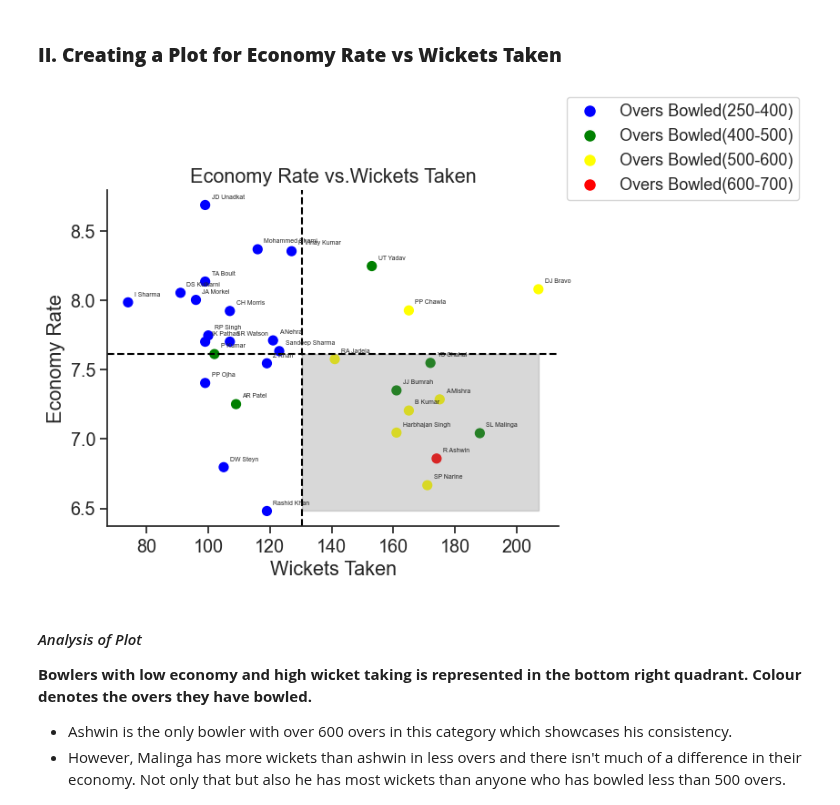
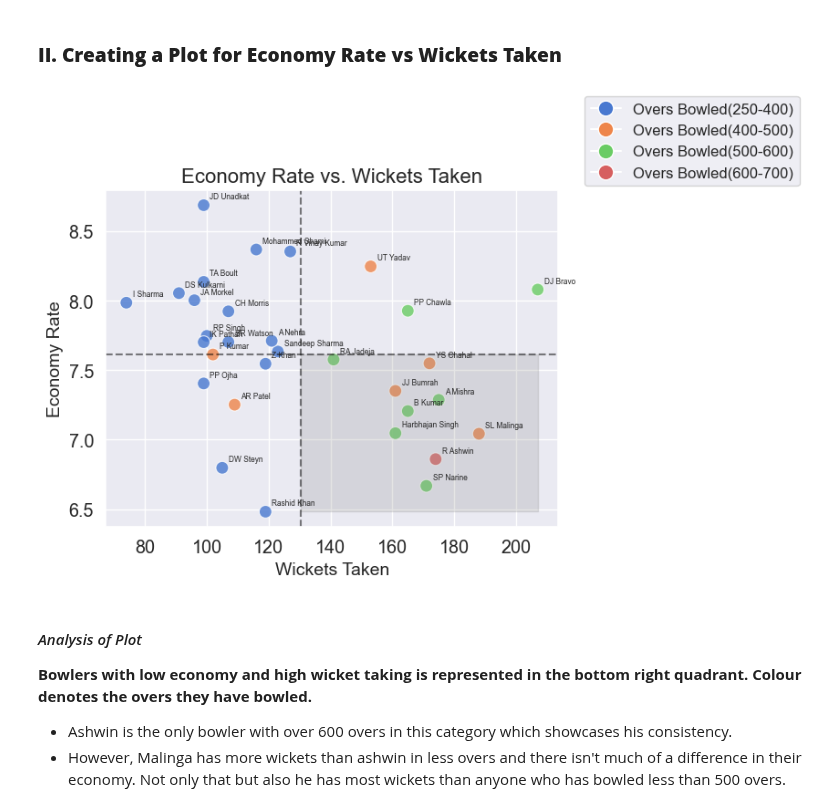
Before and after one commit to ubco-W2022T2-data301/project-group-group60, a Jupyter notebook: analysis/analysis2.ipynb, the cells around one changed output. Cells and saved outputs as stored; diff of their text form; code cells hidden in the pictures.

```diff
--- a/analysis/analysis2.ipynb
+++ b/analysis/analysis2.ipynb
@@ -93,38 +96,31 @@ plt.show()
 # %% [markdown]
 ### **II. Creating a Plot for Economy Rate vs Wickets Taken**
 # %%
+sns.set_style('darkgrid')
+palette = sns.color_palette("muted", 4)
 bs = bowler_stats.reset_index()
-
-#CREATING PLOT
-# Create a list of colors based on the economy rate
-color_list = pd.cut(bs['overs_bowled'], bins=[299,400,500,600,700], labels=['blue','green','yellow','red'])
-fig, ax = plt.subplots()
-ax.scatter(bs['wickets_taken'],bs['Economy Rate'], c=color_list, s=50)
+color_list = pd.cut(bs['overs_bowled'], bins=[299, 400, 500, 600, 700], labels=['blue', 'green', 'yellow', 'red'])
+sns.scatterplot(data=bs, x='wickets_taken', y='Economy Rate', hue=color_list, palette=palette, s=100, alpha=0.8)
+plt.xlabel('Wickets Taken', fontsize=14)
+plt.ylabel('Economy Rate', fontsize=14)
+plt.title('Economy Rate vs. Wickets Taken', fontsize=16)
 for i, row in bs.iterrows():
     y, x = row['Economy Rate'], row['wickets_taken']
     label = row['bowler']
-    ax.annotate(label, (x, y), textcoords="offset points", xytext=(5,5), ha='left', fontsize=5)
-ax.set_ylabel('Economy Rate')
-ax.set_xlabel('Wickets Taken')
-ax.set_title('Economy Rate vs.Wickets Taken')
-legend_elements = [plt.Line2D([0], [0], marker='o', color='w', label='Overs Bowled(250-400)', markerfacecolor='blue', markersize=10),
-                   plt.Line2D([0], [0], marker='o', color='w', label='Overs Bowled(400-500)', markerfacecolor='green', markersize=10),
-                   plt.Line2D([0], [0], marker='o', color='w', label='Overs Bowled(500-600)', markerfacecolor='yellow', markersize=10),
-                   plt.Line2D([0], [0], marker='o', color='w', label='Overs Bowled(600-700)', markerfacecolor='red', markersize=10)]
-ax.legend(handles=legend_elements, loc='upper right', fontsize='small', bbox_to_anchor=(1.25, 1.0, 0.3, 0.3))
-
-# Add average lines
+    plt.annotate(label, (x, y), textcoords="offset points", xytext=(5,5), ha='left', fontsize=6)
+legend_elements = [plt.Line2D([0], [0], marker='o', color='w', label='Overs Bowled(250-400)', markerfacecolor=palette[0], markersize=12),
+                   plt.Line2D([0], [0], marker='o', color='w', label='Overs Bowled(400-500)', markerfacecolor=palette[1], markersize=12),
+                   plt.Line2D([0], [0], marker='o', color='w', label='Overs Bowled(500-600)', markerfacecolor=palette[2], markersize=12),
+                   plt.Line2D([0], [0], marker='o', color='w', label='Overs Bowled(600-700)', markerfacecolor=palette[3], markersize=12)]
+plt.legend(handles=legend_elements, loc='upper right', fontsize=12, bbox_to_anchor=(1.25, 1.0, 0.3, 0.3))
 avg_wickets = bs['wickets_taken'].mean()
 avg_er = bs['Economy Rate'].mean()
-ax.axhline(y=avg_er, color='black', linestyle='--')
-ax.axvline(x=avg_wickets, color='black', linestyle='--')
-
-# Shade bottom right quadrant
-ax.add_patch(patches.Rectangle((avg_wickets, bs['Economy Rate'].min()), bs['wickets_taken'].max()-avg_wickets, avg_er-bs['Economy Rate'].min(), alpha=0.3, color='gray'))
-
+plt.axhline(y=avg_er, color='black', linestyle='--', alpha=0.5)
+plt.axvline(x=avg_wickets, color='black', linestyle='--', alpha=0.5)
+plt.fill_between(x=[avg_wickets, bs['wickets_taken'].max()], y1=bs['Economy Rate'].min(), y2=avg_er, alpha=0.2, color='gray')
 plt.show()
 # %% [output]
-[figure, old version]
+[figure, new version]
 # %% [markdown]
 #### *Analysis of Plot*
 **Bowlers with low economy and high wicket taking is represented in the bottom right quadrant. Colour denotes the overs they have bowled.**
```
Also changed, not shown: parts of 19 cells of this notebook, 2 other files.
